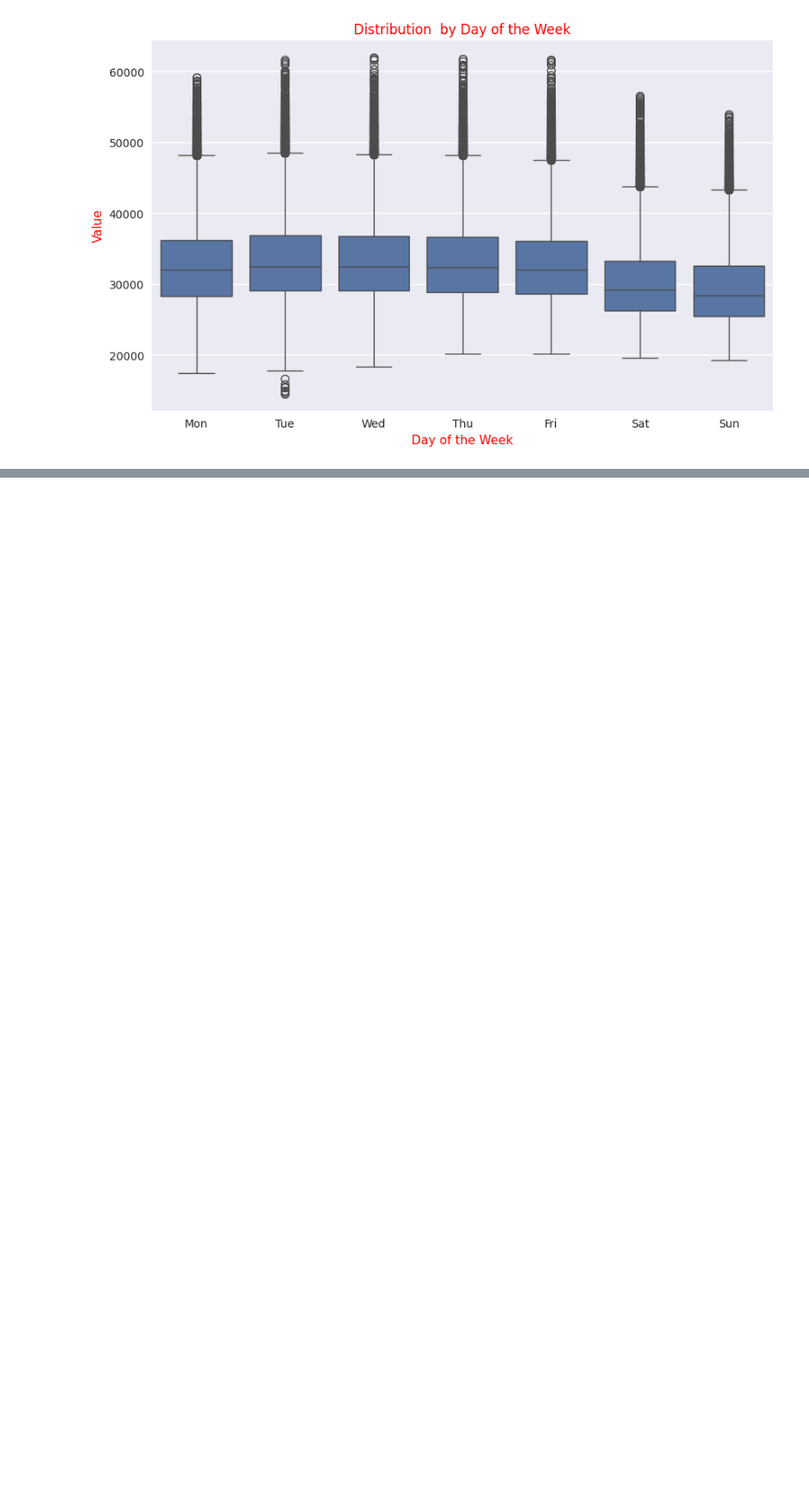
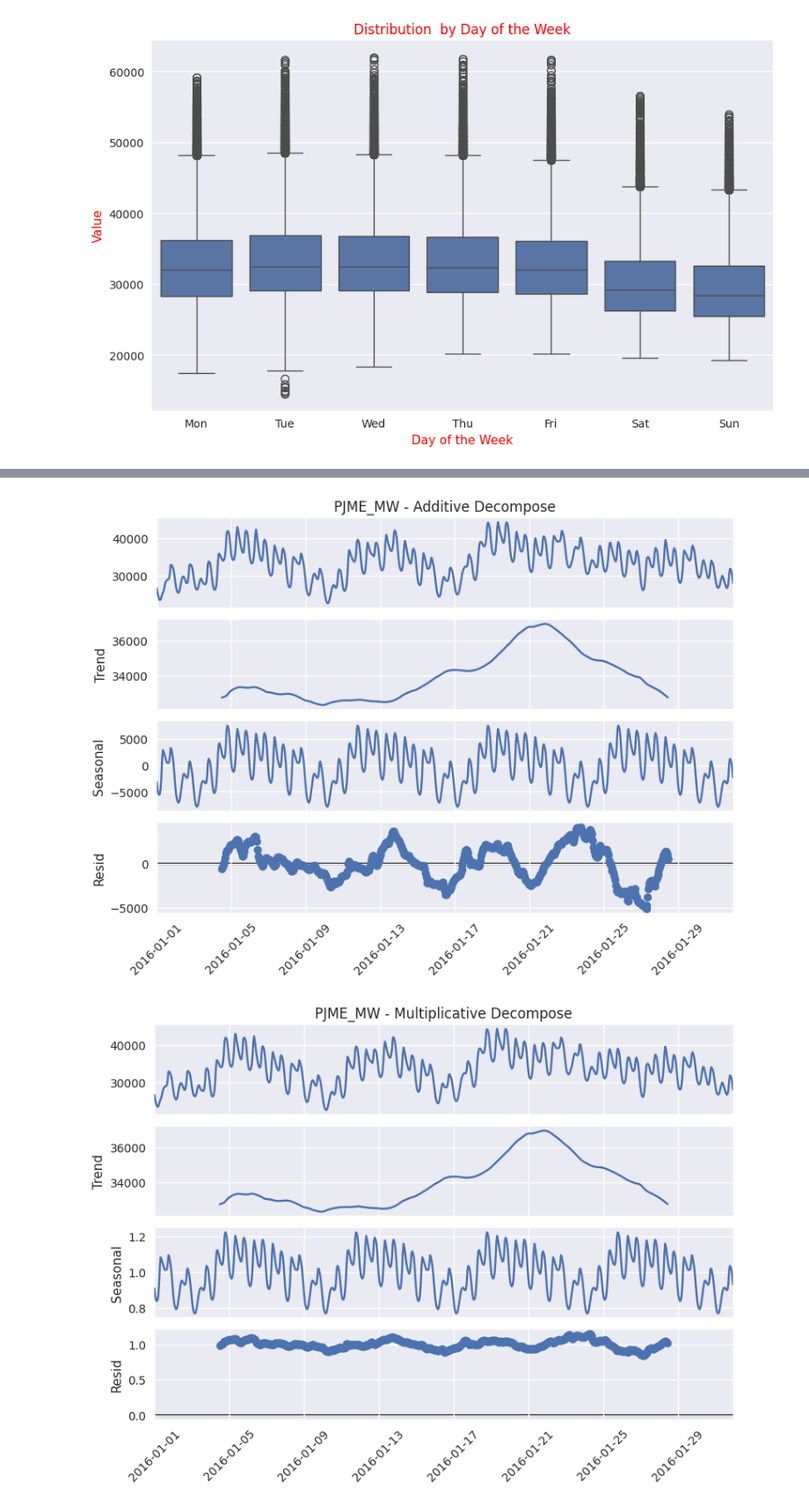
Before and after one commit to Ehat825/Timerseriesgroup, a Jupyter notebook: casestudySample.ipynb, the cells around one changed output, grey strips where cells are left out. Shown at 88% size. Cells and saved outputs as stored; diff of their text form; code cells hidden in the pictures; blank space fills up the shorter version.

```diff
--- a/casestudySample.ipynb
+++ b/casestudySample.ipynb
@@ -242,3 +242,27 @@ plt.show()
+# %%
+df_plot = df[(df['year'] == 2016)].reset_index()
+df_plot = df_plot[df_plot['month'] == 1]
+df_plot['PJME_MW - Multiplicative Decompose'] = df_plot['PJME_MW']
+df_plot['PJME_MW - Additive Decompose'] = df_plot['PJME_MW']
+
+df_plot = df_plot.drop_duplicates(subset=['Datetime']).sort_values(by='Datetime')
+df_plot = df_plot.set_index('Datetime')
+
+# Additive Decomposition
+result_add = seasonal_decompose(df_plot['PJME_MW - Additive Decompose'], model='additive', period=24*7)
+
+# Multiplicative Decomposition
+result_mul = seasonal_decompose(df_plot['PJME_MW - Multiplicative Decompose'], model='multiplicative', period=24*7)
+
+# Plot
+result_add.plot().suptitle('', fontsize=22)
+plt.xticks(rotation=45)
+result_mul.plot().suptitle('', fontsize=22)
+plt.xticks(rotation=45)
+plt.show()
+# %% [output]
+[figure, added]
+[figure, added]
 # %%
 #Step 6: Lag Analysis
 from statsmodels.graphics.tsaplots import plot_pacf
```
Also changed, not shown: parts of 1 cell of this notebook.
